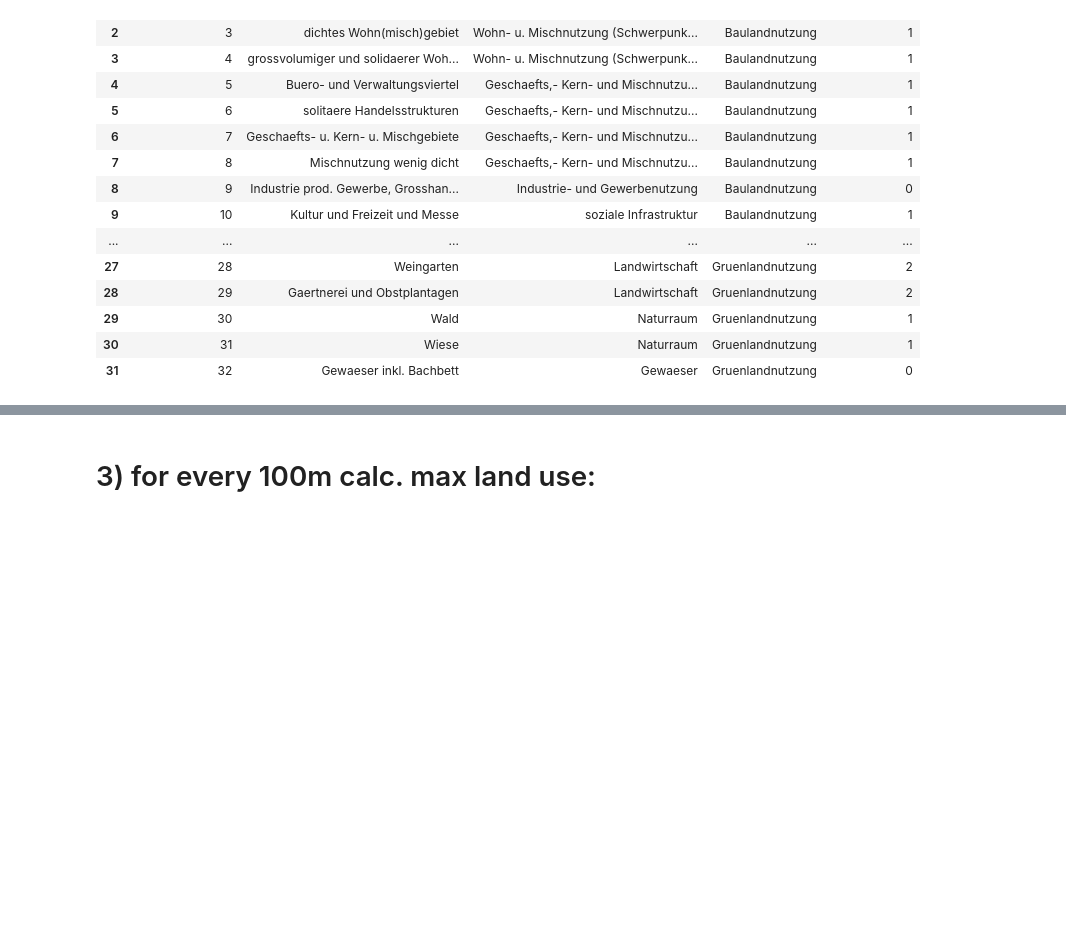
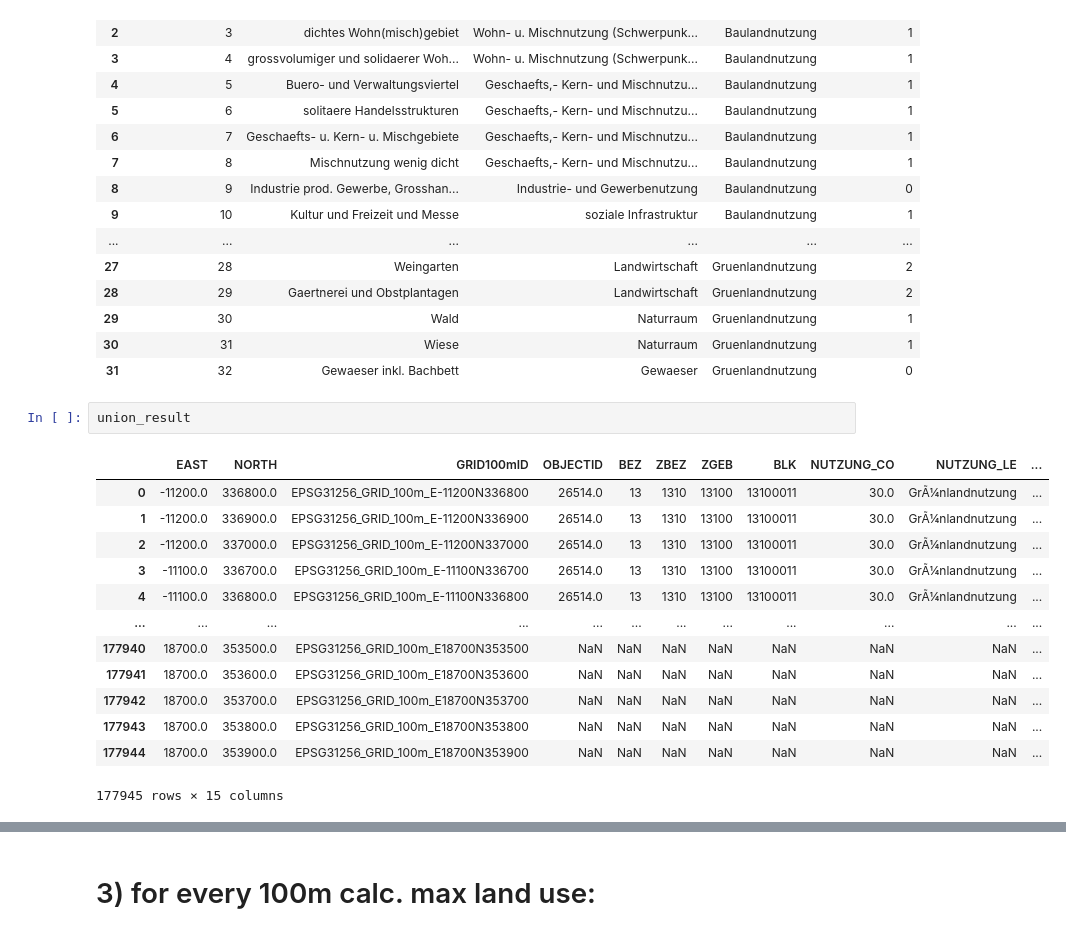
Before and after one commit to FAIRiCUBE/uc1-urban-climate, a Jupyter notebook: notebooks/dev/f06_pre_processing/Vienna_land_use.ipynb, the cells around one changed output, grey strips where cells are left out. Cells and saved outputs as stored; diff of their text form; blank space fills up the shorter version.

```diff
--- a/notebooks/dev/f06_pre_processing/Vienna_land_use.ipynb
+++ b/notebooks/dev/f06_pre_processing/Vienna_land_use.ipynb
@@ -239,3 +239,19 @@ df_land_use_LUT = pd.DataFrame(data2)
 | 29 | 30 | Wald | Naturraum | Gruenlandnutzung | 1 |
 | 30 | 31 | Wiese | Naturraum | Gruenlandnutzung | 1 |
 | 31 | 32 | Gewaeser inkl. Bachbett | Gewaeser | Gruenlandnutzung | 0 |
+# %%
+union_result
+# %% [output]
+|  | EAST | NORTH | GRID100mID | OBJECTID | BEZ | ZBEZ | ZGEB | BLK | NUTZUNG_CO | NUTZUNG_LE | ... |
+| 0 | -11200.0 | 336800.0 | EPSG31256_GRID_100m_E-11200N336800 | 26514.0 | 13 | 1310 | 13100 | 13100011 | 30.0 | GrÃ¼nlandnutzung | ... |
+| 1 | -11200.0 | 336900.0 | EPSG31256_GRID_100m_E-11200N336900 | 26514.0 | 13 | 1310 | 13100 | 13100011 | 30.0 | GrÃ¼nlandnutzung | ... |
+| 2 | -11200.0 | 337000.0 | EPSG31256_GRID_100m_E-11200N337000 | 26514.0 | 13 | 1310 | 13100 | 13100011 | 30.0 | GrÃ¼nlandnutzung | ... |
+| 3 | -11100.0 | 336700.0 | EPSG31256_GRID_100m_E-11100N336700 | 26514.0 | 13 | 1310 | 13100 | 13100011 | 30.0 | GrÃ¼nlandnutzung | ... |
+| 4 | -11100.0 | 336800.0 | EPSG31256_GRID_100m_E-11100N336800 | 26514.0 | 13 | 1310 | 13100 | 13100011 | 30.0 | GrÃ¼nlandnutzung | ... |
+| ... | ... | ... | ... | ... | ... | ... | ... | ... | ... | ... | ... |
+| 177940 | 18700.0 | 353500.0 | EPSG31256_GRID_100m_E18700N353500 | NaN | NaN | NaN | NaN | NaN | NaN | NaN | ... |
+| 177941 | 18700.0 | 353600.0 | EPSG31256_GRID_100m_E18700N353600 | NaN | NaN | NaN | NaN | NaN | NaN | NaN | ... |
+| 177942 | 18700.0 | 353700.0 | EPSG31256_GRID_100m_E18700N353700 | NaN | NaN | NaN | NaN | NaN | NaN | NaN | ... |
+| 177943 | 18700.0 | 353800.0 | EPSG31256_GRID_100m_E18700N353800 | NaN | NaN | NaN | NaN | NaN | NaN | NaN | ... |
+| 177944 | 18700.0 | 353900.0 | EPSG31256_GRID_100m_E18700N353900 | NaN | NaN | NaN | NaN | NaN | NaN | NaN | ... |
+177945 rows × 15 columns
```
Also changed, not shown: parts of 13 cells of this notebook.
